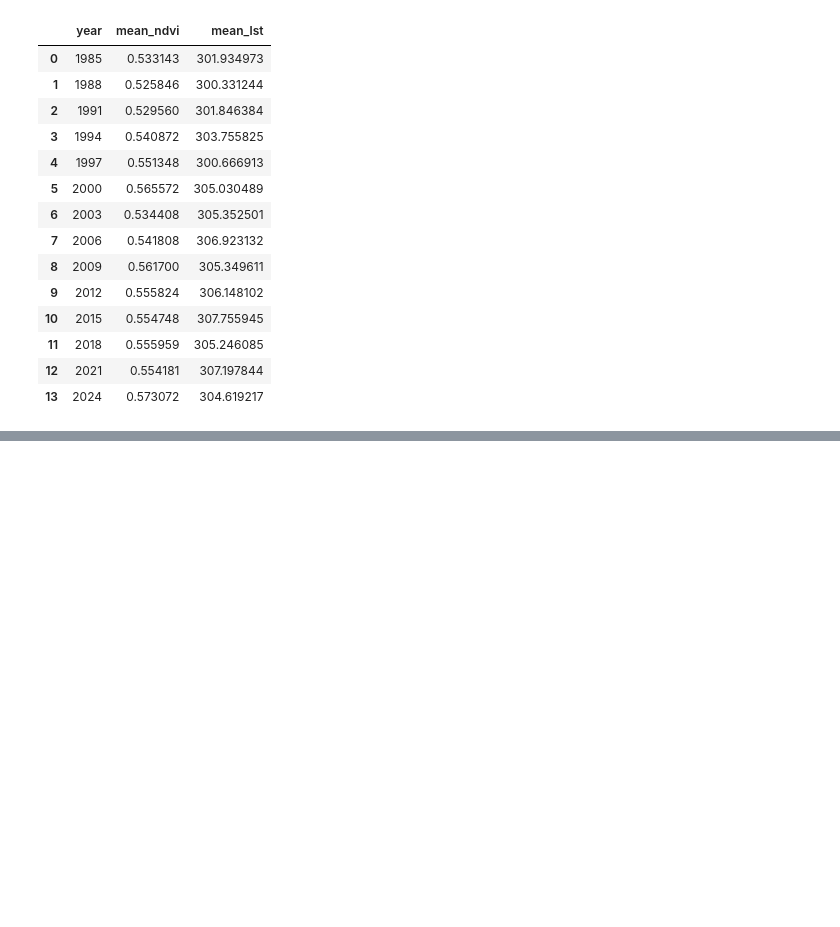
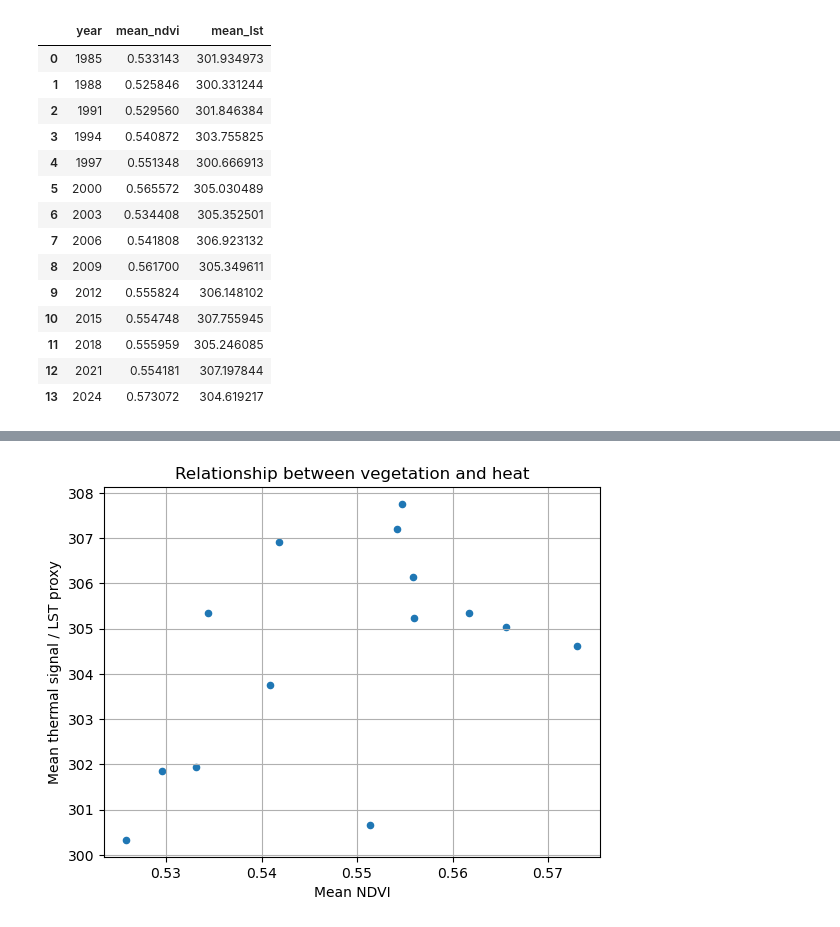
Before and after one commit to silhoe/SDS_project, a Jupyter notebook: notebooks/Project3.ipynb, the cells around one changed output, grey strips where cells are left out. Cells and saved outputs as stored; diff of their text form; code cells hidden in the pictures; blank space fills up the shorter version.

```diff
--- a/notebooks/Project3.ipynb
+++ b/notebooks/Project3.ipynb
@@ -90,0 +118,13 @@ df
+# %%
+df.plot.scatter(
+    x="mean_ndvi",
+    y="mean_lst",
+)
+
+plt.title("Relationship between vegetation and heat")
+plt.xlabel("Mean NDVI")
+plt.ylabel("Mean thermal signal / LST proxy")
+plt.grid()
+plt.show()
+# %% [output]
+[figure, added]
```
Also changed, not shown: parts of 2 cells of this notebook.
